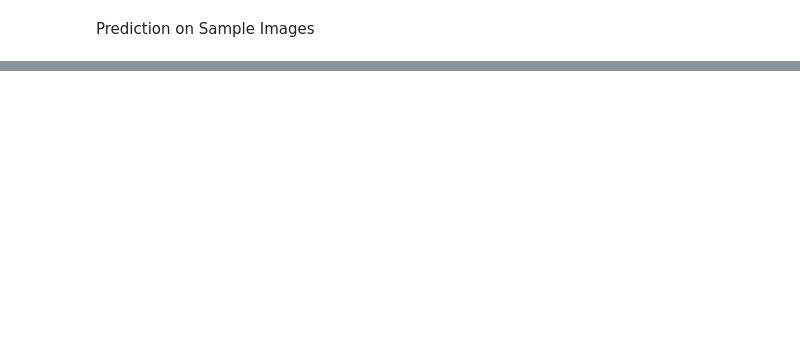
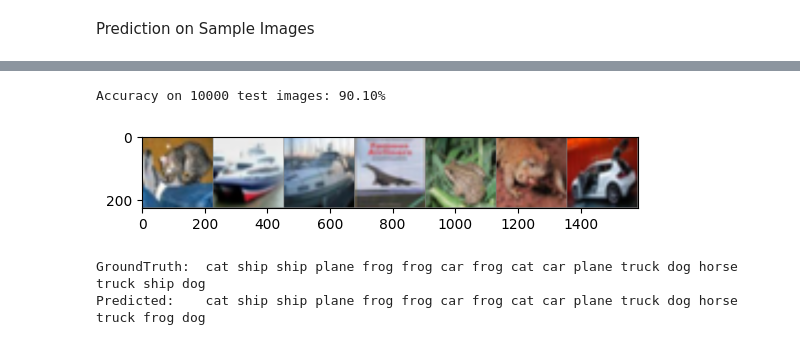
Before and after one commit to Rupkatha-dev/Task1-IIT-G, a Jupyter notebook: CIFAR10-pytorch.ipynb, the cells around one changed output, grey strips where cells are left out. Cells and saved outputs as stored; diff of their text form; code cells hidden in the pictures; blank space fills up the shorter version.

Commit message:
Kaggle Notebook | CIFAR10-Pytorch | Pre-trained ResNet Model

```diff
--- a/CIFAR10-pytorch.ipynb
+++ b/CIFAR10-pytorch.ipynb
@@ -277,0 +273,14 @@ Predicted:    cat ship ship plane frog frog dog
+# %%
+batch_size = 64
+
+# Train dataset
+trainset = torchvision.datasets.CIFAR10(root='./data', train=True,
+                                        download=True, transform=transform)
+trainloader = torch.utils.data.DataLoader(trainset, batch_size=batch_size,
+                                          shuffle=True, num_workers=2)
+
+# Test dataset
+testset = torchvision.datasets.CIFAR10(root='./data', train=False,
+                                       download=True, transform=transform)
+testloader = torch.utils.data.DataLoader(testset, batch_size=batch_size,
+                                         shuffle=False, num_workers=2)
@@ -277,0 +292,8 @@ Predicted:    cat ship ship plane frog frog dog
+# %%
+resnet = models.resnet18(pretrained=True)
+
+
+num_ftrs = resnet.fc.in_features
+resnet.fc = nn.Linear(num_ftrs, 10)
+
+resnet = resnet.to(device)
@@ -277,0 +338,39 @@ Predicted:    cat ship ship plane frog frog dog
+# %%
+correct = 0
+total = 0
+with torch.no_grad():
+    for data in testloader:
+        images, labels = data[0].to(device), data[1].to(device)
+        outputs = resnet(images)
+        _, predicted = torch.max(outputs.data, 1)
+        total += labels.size(0)
+        correct += (predicted == labels).sum().item()
+
+print(f"Accuracy on 10000 test images: {100 * correct / total:.2f}%")
+# %% [output]
+Accuracy on 10000 test images: 90.10%
+# %%
+def imshow(img):
+    img = img / 2 + 0.5     # unnormalize
+    npimg = img.cpu().numpy()
+    plt.imshow(np.transpose(npimg, (1, 2, 0)))
+    plt.show()
+
+# Get some random test images
+dataiter = iter(testloader)
+images, labels = next(dataiter)
+
+# Show images (keep on CPU for matplotlib)
+imshow(torchvision.utils.make_grid(images[:7]))
+print('GroundTruth: ', ' '.join(f'{classes[labels[j]]}' for j in range(17)))
+
+# Move images to GPU for prediction
+outputs = resnet(images[:17].to(device))
+_, predicted = torch.max(outputs, 1)
+
+# Print predicted labels
+print('Predicted:   ', ' '.join(f'{classes[predicted[j].item()]}' for j in range(17)))
+# %% [output]
+[figure, added]
+GroundTruth:  cat ship ship plane frog frog car frog cat car plane truck dog horse truck ship dog
+Predicted:    cat ship ship plane frog frog car frog cat car plane truck dog horse truck frog dog
```
Also changed, not shown: parts of 21 cells of this notebook.
